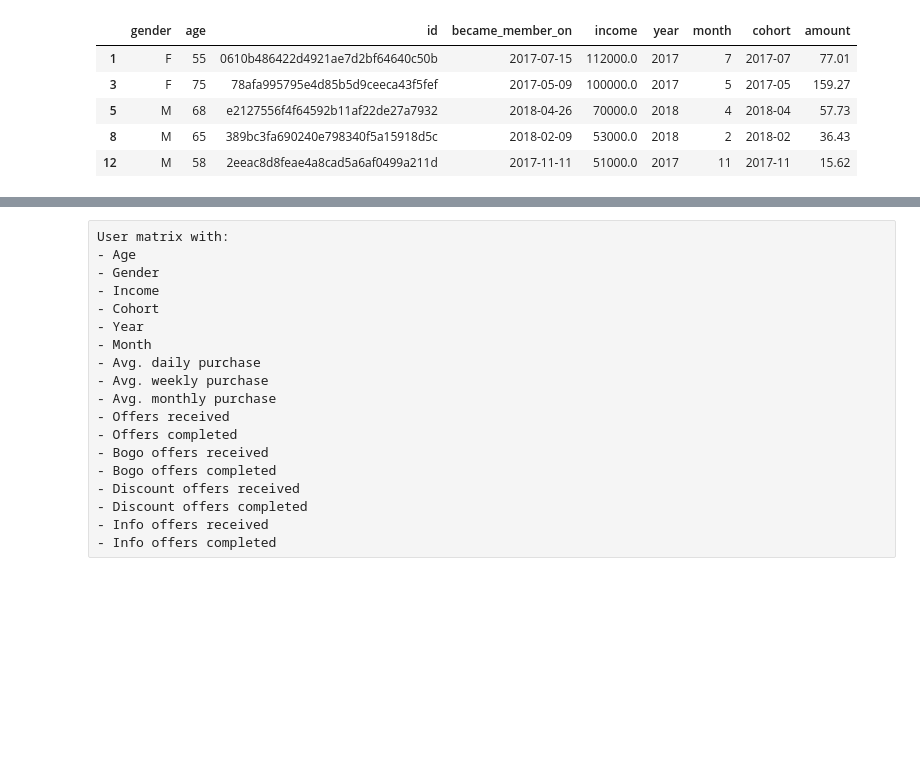
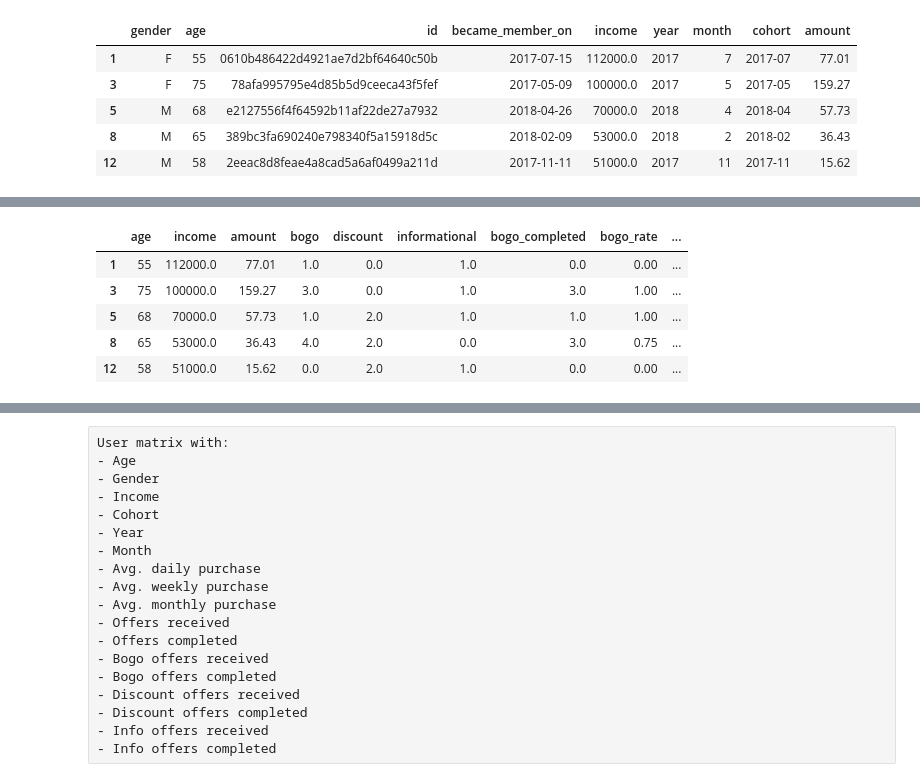
Before and after one commit to gabrieltempass/starbucks, a Jupyter notebook: starbucks.ipynb, the cells around one changed output, grey strips where cells are left out. Cells and saved outputs as stored; diff of their text form; code cells hidden in the pictures; blank space fills up the shorter version.

```diff
--- a/starbucks.ipynb
+++ b/starbucks.ipynb
@@ -732,0 +701,19 @@ transcript[transcript["event"] == "offer received"][["person", "time", "difficul
+# %%
+offer_types = ["bogo", "discount", "informational"]
+# %%
+# Can be deleted later. I used just to test the for loop below
+customers.drop(columns=["bogo_completed", "discount_completed", "informational_completed"], inplace=True)
+customers.drop(columns=["bogo_rate", "discount_rate", "informational_rate"], inplace=True)
+# %%
+for offer_type in offer_types:
+    df_copy = transcript.copy()
+    df_copy = df_copy[(
+        (df_copy["event"] == "offer received")
+        & (df_copy["offer_type"] == offer_type)
+        & (df_copy["is_completed"] == True)
+    )].groupby("person")[["is_completed"]].count()
+
+    df_copy.rename(columns={"is_completed": offer_type + "_completed"}, inplace=True)
+    customers = customers.merge(df_copy, how="left", left_on="id", right_index=True)
+
+    customers[offer_type + "_rate"] = customers[offer_type + "_completed"] / customers[offer_type]
@@ -732,0 +753,12 @@ transcript[transcript["event"] == "offer received"][["person", "time", "difficul
+# %%
+# Without any preprocessing
+X = customers.drop(columns=["gender", "age", "id", "became_member_on", "income", "year", "month", "cohort", "amount"])
+# %%
+X.head()
+# %% [output]
+|  | age | income | amount | bogo | discount | informational | bogo_completed | bogo_rate | ... |
+| 1 | 55 | 112000.0 | 77.01 | 1.0 | 0.0 | 1.0 | 0.0 | 0.00 | ... |
+| 3 | 75 | 100000.0 | 159.27 | 3.0 | 0.0 | 1.0 | 3.0 | 1.00 | ... |
+| 5 | 68 | 70000.0 | 57.73 | 1.0 | 2.0 | 1.0 | 1.0 | 1.00 | ... |
+| 8 | 65 | 53000.0 | 36.43 | 4.0 | 2.0 | 0.0 | 3.0 | 0.75 | ... |
+| 12 | 58 | 51000.0 | 15.62 | 0.0 | 2.0 | 1.0 | 0.0 | 0.00 | ... |
```
Also changed, not shown: parts of 23 cells of this notebook.
